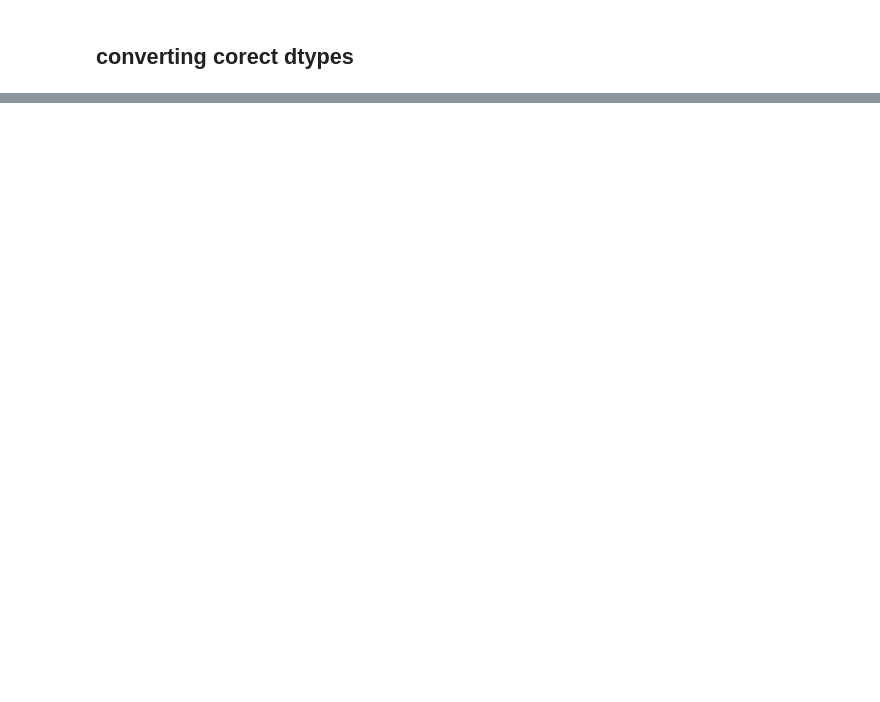
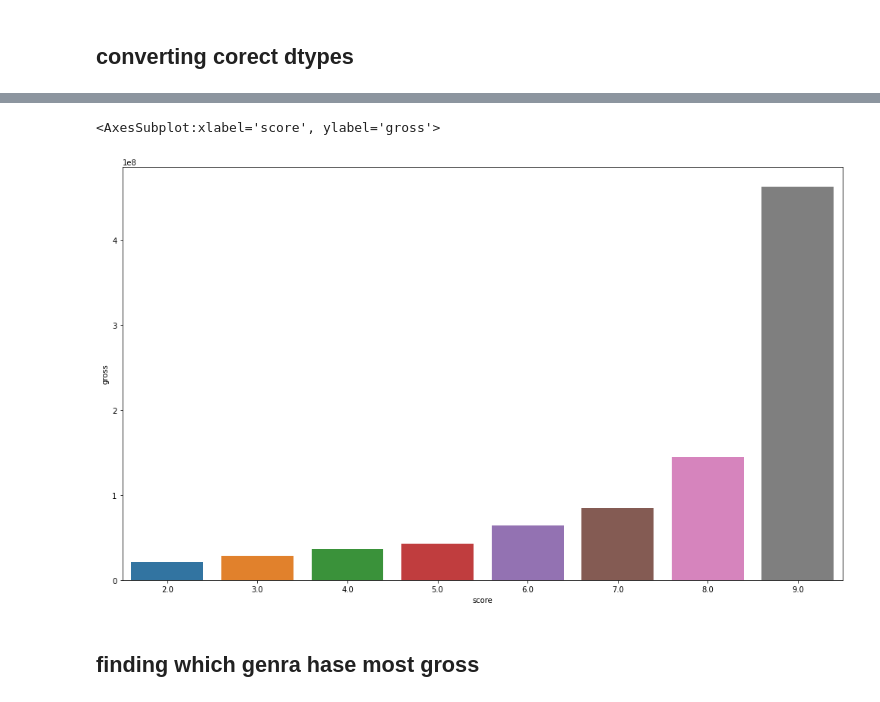
Before and after one commit to codewithawr/portfolio_data_analysis_project, a Jupyter notebook: Movies_data/Movise_analysis.ipynb, the cells around one changed output, grey strips where cells are left out. Drawn from its saved outputs; the diff is of its cells as text; code cells hidden in the pictures; blank space fills up the shorter version.

```diff
--- a/Movies_data/Movise_analysis.ipynb
+++ b/Movies_data/Movise_analysis.ipynb
@@ -81,0 +155,13 @@ dtype: object
+# %%
+avrage_grose_per_score = pd.DataFrame()
+avrage_grose_per_score_temp = pd.DataFrame()
+avrage_grose_per_score_temp['score'] = df['score'].round(0)
+avrage_grose_per_score_temp['gross'] = df['gross']
+avrage_grose_per_score = avrage_grose_per_score_temp.groupby('score')['gross'].mean()
+# %%
+sns.barplot(avrage_grose_per_score.index, avrage_grose_per_score)
+# %% [output]
+<AxesSubplot:xlabel='score', ylabel='gross'>
+[figure, added]
+# %% [markdown]
+## finding which genra hase most gross
```
Also changed, not shown: parts of 21 cells of this notebook.
